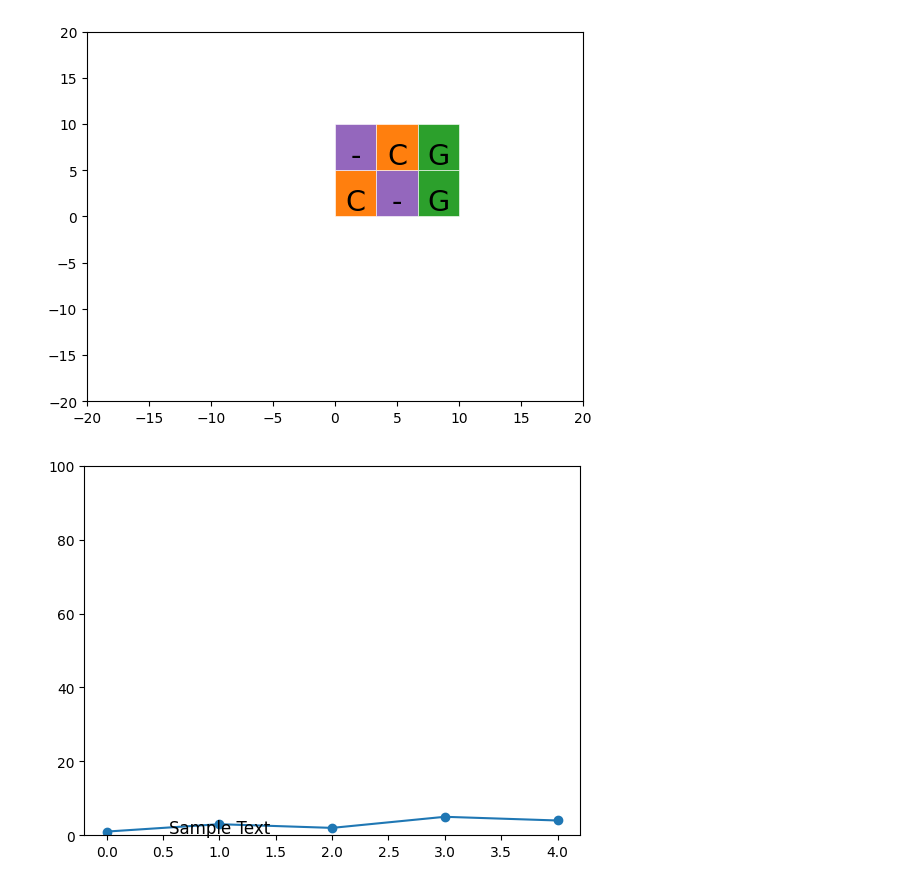
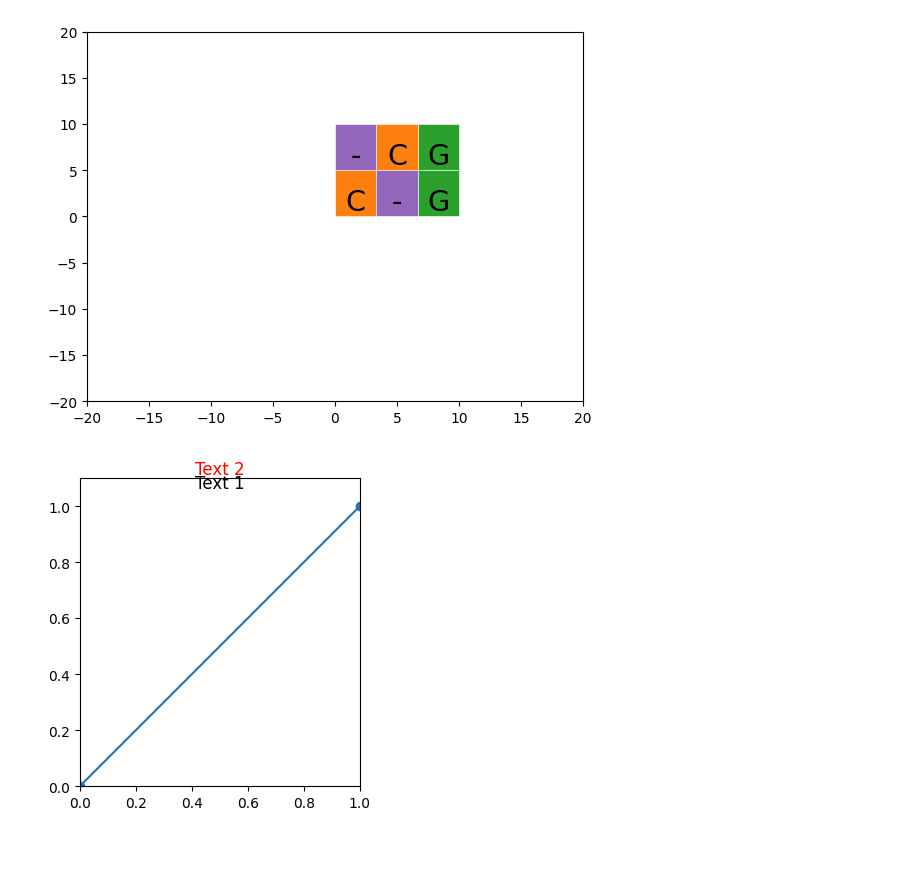
Before and after one commit to mourisl/MSAplot, a Jupyter notebook: vizMSA_dev.ipynb, the cells around one changed output. Cells and saved outputs as stored; diff of their text form; code cells hidden in the pictures; blank space fills up the shorter version.

```diff
--- a/vizMSA_dev.ipynb
+++ b/vizMSA_dev.ipynb
@@ -239,20 +243,26 @@ ax=DrawMSA(msa=["AC-G-T", "A-CGT-"], color_order="ACGT-",
 # %%
 import matplotlib.pyplot as plt
 
-# Sample data
-x = [0, 1, 2, 3, 4]
-y = [1, 3, 2, 5, 4]
+# Create a simple plot
+plt.figure(figsize=(6, 4))
+plt.plot([0, 1], [0, 1], marker='o')  # Example data
 
-# Create a plot
-fig, ax = plt.subplots()
-ax.plot(x, y, marker='o')
+# Define the position at the top of the y-axis
+x_position = 0.5
+y_position = 1.05  # You can adjust this based on your y limits
 
-# Add text with explicit font size
-ax.text(1, 2, 'Sample Text', fontsize=12, ha='center', va='center')
+# Add the first text
+plt.text(x_position, y_position, 'Text 1', fontsize=12, ha='center', va='bottom')
 
-# Change the y-axis limits
-ax.set_ylim(0, 100)
+# Add the second text, also at the same position
+plt.text(x_position, y_position + 0.05, 'Text 2', fontsize=12, ha='center', va='bottom', color='red')
 
+# Set the limits for the y-axis
+plt.ylim(0, 1.1)  # Ensure there's enough space for the text at the top
+
+# Show the plot
+plt.xlim(0, 1)
+plt.gca().set_aspect('equal', adjustable='box')
 plt.show()
 # %% [output]
-[figure, old version]
+[figure, new version]
```
Also changed, not shown: parts of 6 cells of this notebook.
